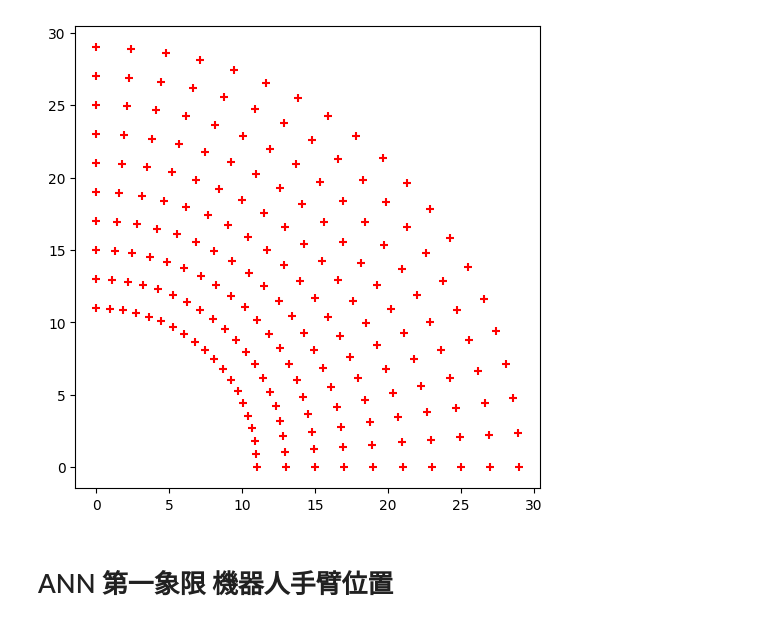
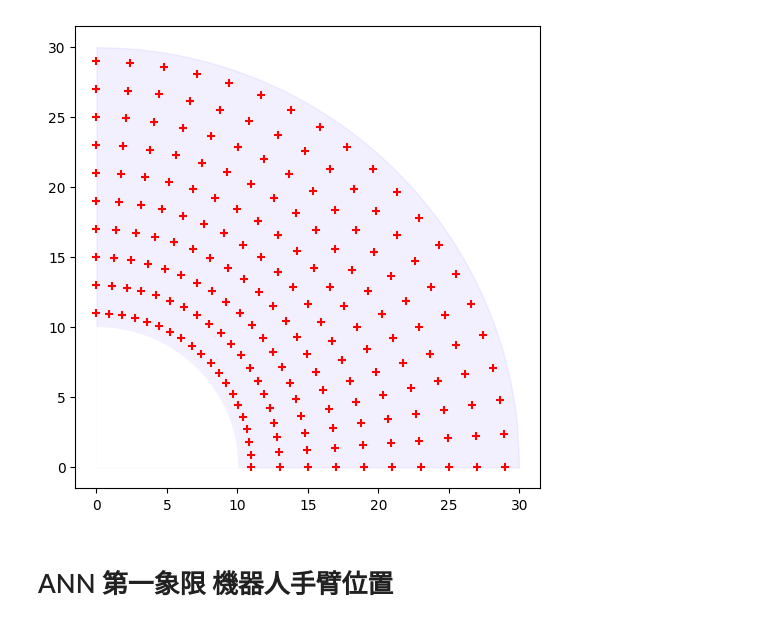
Before and after one commit to eason489233/vscode, a Jupyter notebook: ML3_ANN.ipynb, the cells around one changed output. Cells and saved outputs as stored; diff of their text form; code cells hidden in the pictures.

```diff
--- a/ML3_ANN.ipynb
+++ b/ML3_ANN.ipynb
@@ -1,19 +1,29 @@
 # %%
 import numpy as np
 import matplotlib.pyplot as plt
 from sklearn.neural_network import MLPRegressor
 from sklearn.metrics import mean_squared_error
 # Preaper training data (input)
 l1, l2 = 20, 10
+def f1(x): return np.sqrt((l1+l2)**2-x**2)
+def f2(x): return np.sqrt(l2**2-x**2)
+
+
+x = np.linspace(0, l1+l2, 200)
+plt.figure(figsize=(6, 6))
+plt.fill_between(x, f1(x), 0, color='#836FFF', alpha=0.1)#畫圖底色
+x = np.linspace(0, l2, 100)
+plt.fill_between(x, f2(x), 0, color='white')
+
 t = np.linspace(0, np.pi/2, 20)
 l = np.arange(l1 - l2 + 1, l1 + l2 + 1, 2)
-X = l.reshape(-1,1) @ np.cos(t.reshape(1,-1)) #將L cos(T)弄成一豎一橫的向量
-Y = l.reshape(-1,1) @ np.sin(t.reshape(1,-1)) #矩陣乘法＠
-plt.figure(figsize=(6,6))
-plt.scatter(X.ravel(),Y.ravel(),marker='+',color='red') #拉直 才能畫出來
+X = l.reshape(-1, 1) @ np.cos(t.reshape(1, -1))  # 將L cos(T)弄成一豎一橫的向量
+Y = l.reshape(-1, 1) @ np.sin(t.reshape(1, -1))  # 矩陣乘法＠
+
+plt.scatter(X.ravel(), Y.ravel(), marker='+', color='red')  # 拉直 才能畫出來
 plt.show()
 # %% [output]
-[figure, old version]
+[figure, new version]
 # %%
 l1=l.reshape(-1,1)
 # %%
```
Also changed, not shown: parts of 10 cells of this notebook, 5 other files.
